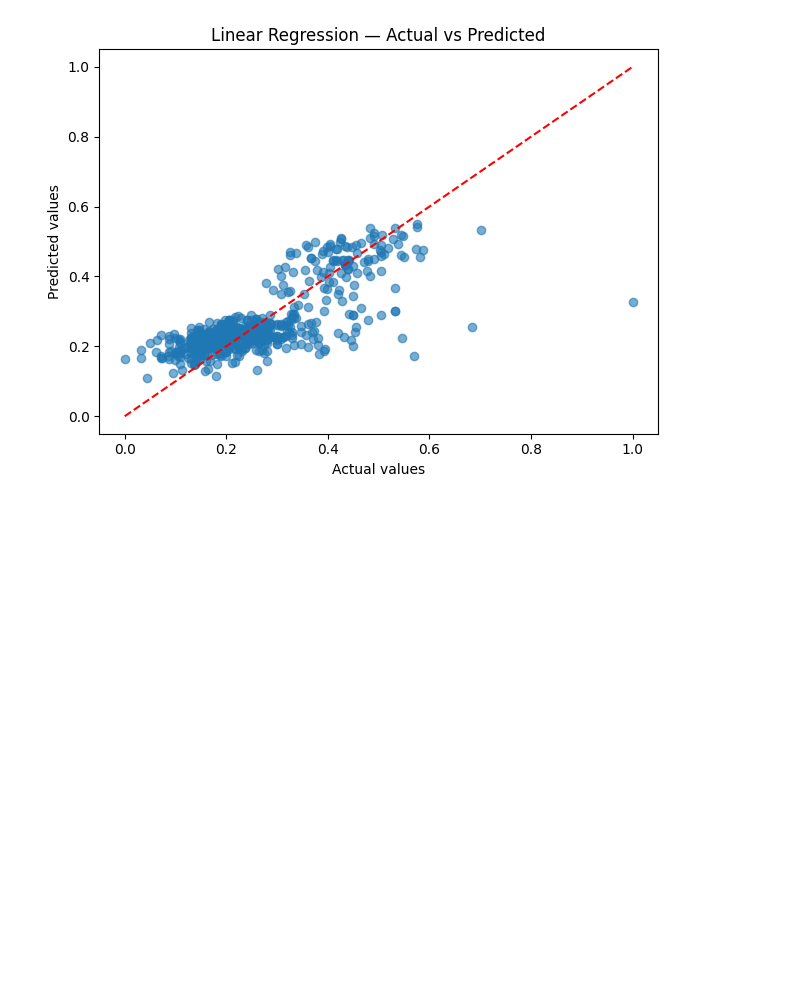
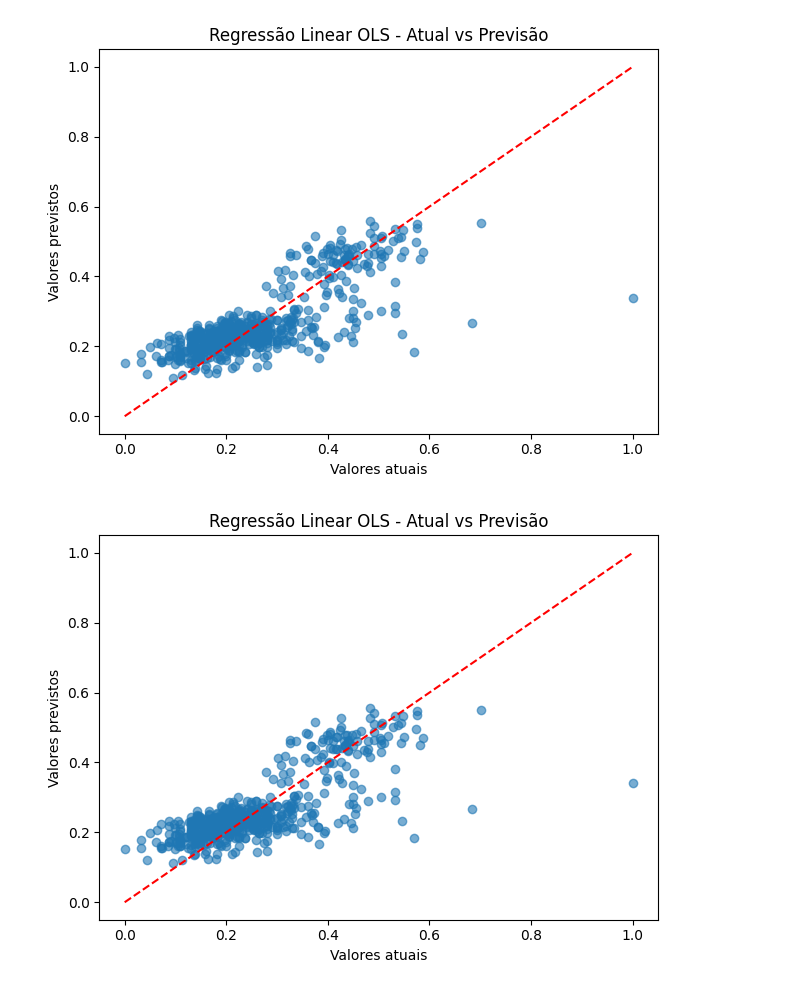
Before and after one commit to lumariosf/airbnb-price-prediction, a Jupyter notebook: notebooks/barcelona/03_MODEL_REGRESSION.ipynb, the cells around one changed output. Drawn from its saved outputs; the diff is of its cells as text; code cells hidden in the pictures; blank space fills up the shorter version.

Commit message:
Adição de reg linear treinada com e sem day

```diff
--- a/notebooks/barcelona/03_MODEL_REGRESSION.ipynb
+++ b/notebooks/barcelona/03_MODEL_REGRESSION.ipynb
@@ -57,3 +61,13 @@ def linear_regression(features, target, test_features):
 # %%
-y_pred = linear_regression(X_train, y_train, X_test)
+# Com features day
+y_pred_ridge, best_model_ridge = linear_regression(X_train, y_train, X_test, 0) # com regularização
+
+y_pred_ols, best_model_ols = linear_regression(X_train, y_train, X_test, 1) # sem regularização
+
+# Sem features day
+X_train_no_day = X_train.drop(columns=["day"])
+X_test_no_day = X_test.drop(columns=["day"])
+
+y_pred_no_day_ridge, best_model_ridge_no_day = linear_regression(X_train_no_day, y_train, X_test_no_day, 0)
+y_pred_no_day_ols, best_model_ols_no_day = linear_regression(X_train_no_day, y_train, X_test_no_day, 1)
 # %% [output]
@@ -74,12 +155,20 @@ R²  : 0.5775
+# %%
+def plot_linreg(y_pred):
+    y = df_test['realSum']
+
+    plt.scatter(y, y_pred, alpha=0.6)
+    plt.plot([y.min(), y.max()], [y.min(), y.max()], 'r--')
+    plt.xlabel('Valores atuais')
+    plt.ylabel('Valores previstos')
+    plt.title('Regressão Linear OLS - Atual vs Previsão')
+    plt.tight_layout()
+    plt.show()
 # %%
-y = df_test['realSum']
 
-plt.scatter(y, y_pred, alpha=0.6)
-plt.plot([y.min(), y.max()], [y.min(), y.max()], 'r--')
-plt.xlabel('Actual values')
-plt.ylabel('Predicted values')
-plt.title('Linear Regression — Actual vs Predicted')
-plt.tight_layout()
-plt.show()
+plot_linreg(y_pred_ols)
+plot_linreg(y_pred_ridge)
+plot_linreg(y_pred_no_day_ols)
+plot_linreg(y_pred_no_day_ridge)
 # %% [output]
-[figure, old version]
+[figure, new version]
+[figure, added]
```
Also changed, not shown: parts of 10 cells of this notebook, 1 other file.
